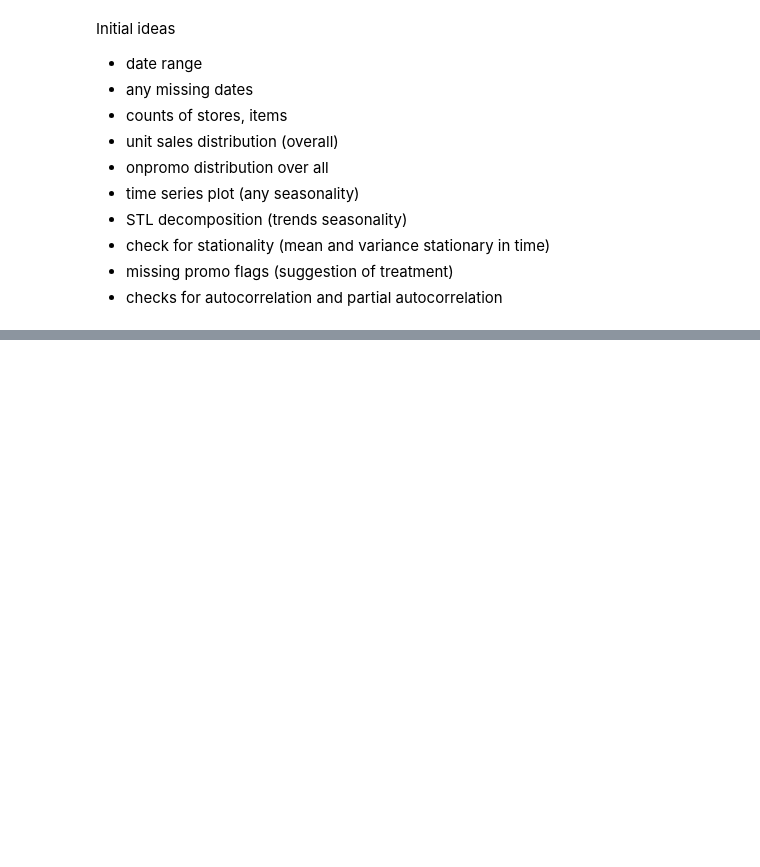
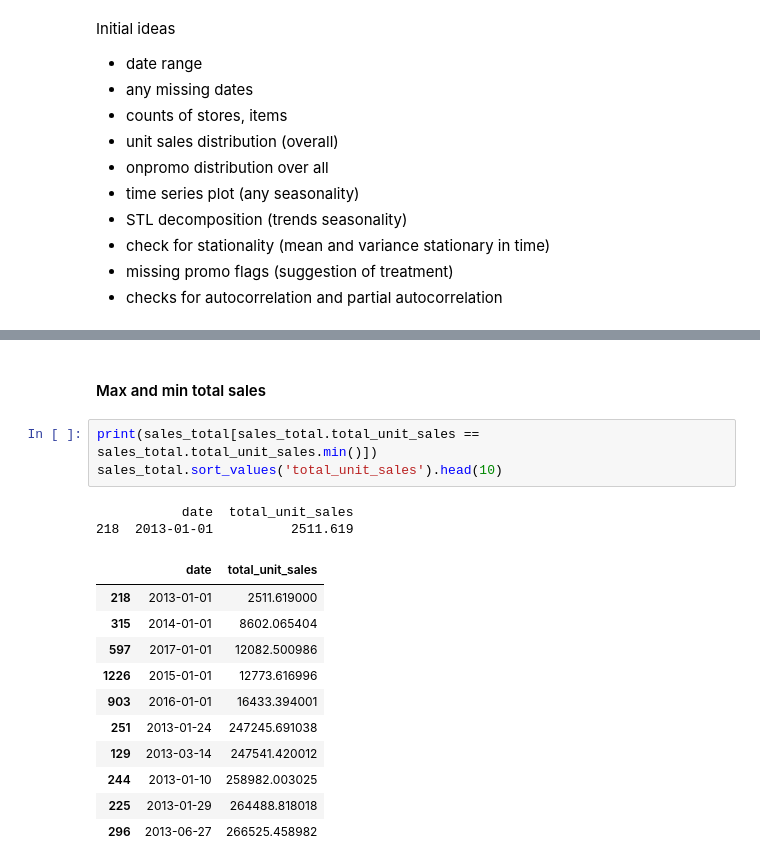
Before and after one commit to ocelot-engineering/supermarketDemandForecasting, a Jupyter notebook: src/eda/eda_main.ipynb, the cells around one changed output, grey strips where cells are left out. Cells and saved outputs as stored; diff of their text form; blank space fills up the shorter version.

```diff
--- a/src/eda/eda_main.ipynb
+++ b/src/eda/eda_main.ipynb
@@ -40,0 +90,19 @@ Initial ideas
+# %% [markdown]
+#### Max and min total sales
+# %%
+print(sales_total[sales_total.total_unit_sales == sales_total.total_unit_sales.min()])
+sales_total.sort_values('total_unit_sales').head(10)
+# %% [output]
+           date  total_unit_sales
+218  2013-01-01          2511.619
+|  | date | total_unit_sales |
+| 218 | 2013-01-01 | 2511.619000 |
+| 315 | 2014-01-01 | 8602.065404 |
+| 597 | 2017-01-01 | 12082.500986 |
+| 1226 | 2015-01-01 | 12773.616996 |
+| 903 | 2016-01-01 | 16433.394001 |
+| 251 | 2013-01-24 | 247245.691038 |
+| 129 | 2013-03-14 | 247541.420012 |
+| 244 | 2013-01-10 | 258982.003025 |
+| 225 | 2013-01-29 | 264488.818018 |
+| 296 | 2013-06-27 | 266525.458982 |
```
Also changed, not shown: parts of 19 cells of this notebook.
